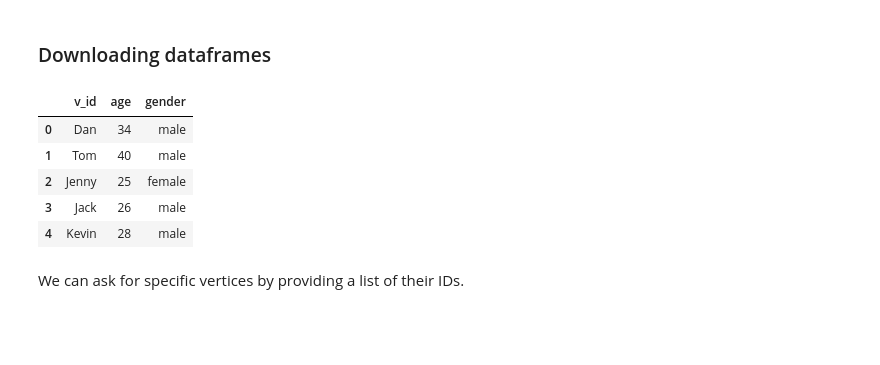
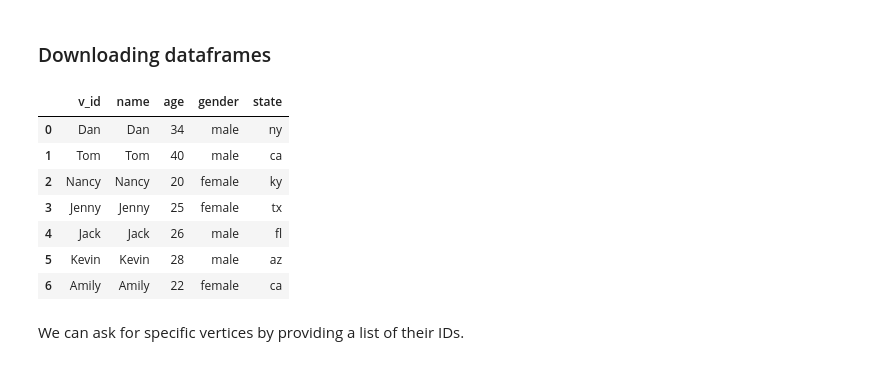
Before and after one commit to pyTigerGraph/pyTigerGraph, a Jupyter notebook: examples/GSQL101 - PyTigerGraph.ipynb, the cells around one changed output. Drawn from its saved outputs; the diff is of its cells as text; code cells hidden in the pictures; blank space fills up the shorter version.

```diff
--- a/examples/GSQL101 - PyTigerGraph.ipynb
+++ b/examples/GSQL101 - PyTigerGraph.ipynb
@@ -262,14 +229,16 @@ conn.upsertEdges(
 ### Downloading dataframes
 # %%
 # select argument must be comma delimited with no spaces
-conn.getVertexDataframe('person', select='age,gender', where='age > 22')
+conn.getVertexDataframe('person')#, select='age,gender', where='age > 22')
 # %% [output]
-|  | v_id | age | gender |
-| 0 | Dan | 34 | male |
-| 1 | Tom | 40 | male |
-| 2 | Jenny | 25 | female |
-| 3 | Jack | 26 | male |
-| 4 | Kevin | 28 | male |
+|  | v_id | name | age | gender | state |
+| 0 | Dan | Dan | 34 | male | ny |
+| 1 | Tom | Tom | 40 | male | ca |
+| 2 | Nancy | Nancy | 20 | female | ky |
+| 3 | Jenny | Jenny | 25 | female | tx |
+| 4 | Jack | Jack | 26 | male | fl |
+| 5 | Kevin | Kevin | 28 | male | az |
+| 6 | Amily | Amily | 22 | female | ca |
 # %% [markdown]
 We can ask for specific vertices by providing a list of their IDs.
 # %%
```
Also changed, not shown: parts of 14 cells of this notebook, 1 other file.
